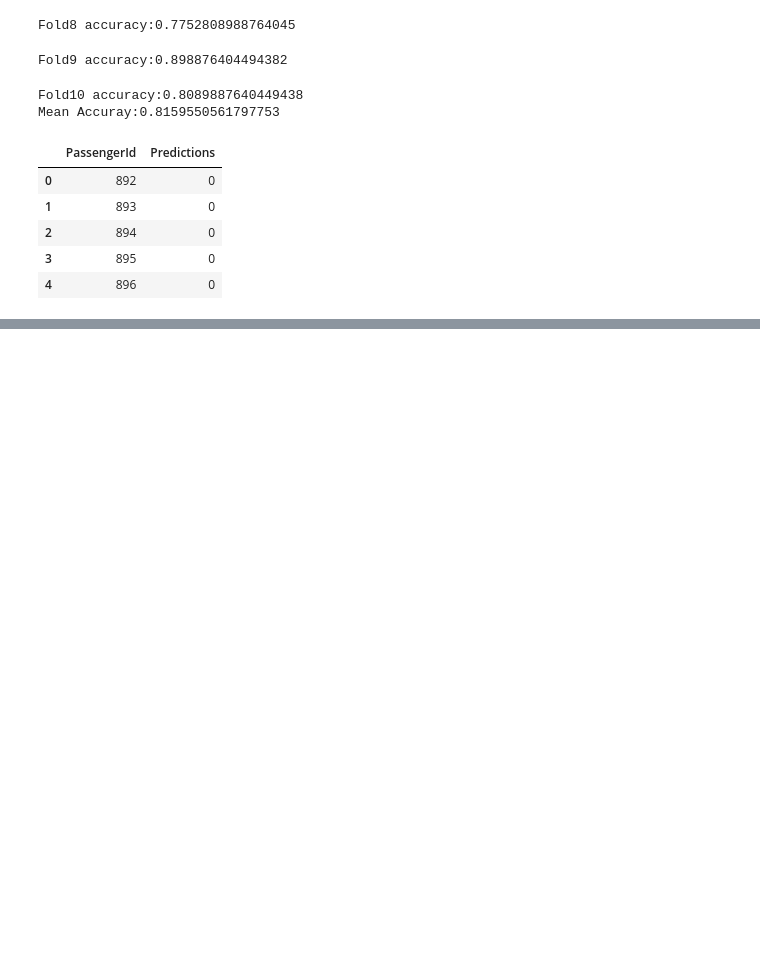
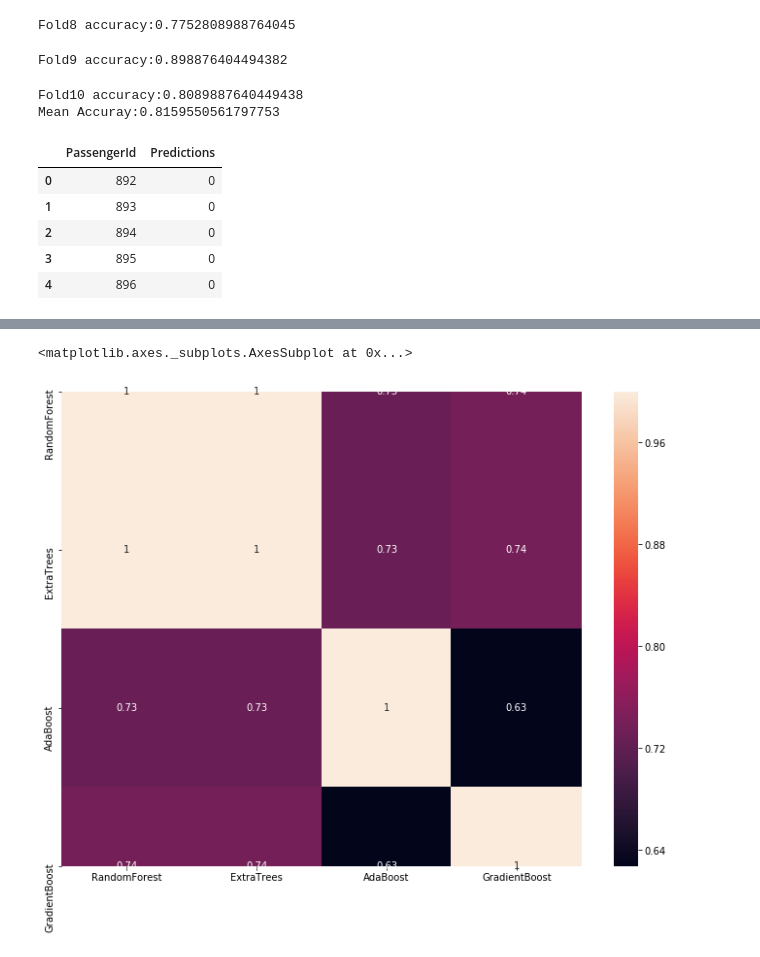
Before and after one commit to Teake1404/Shuqing-Ke-s-Python-Code-Projects, a Jupyter notebook: Titanic.ipynb, the cells around one changed output, grey strips where cells are left out. Cells and saved outputs as stored; diff of their text form; code cells hidden in the pictures; blank space fills up the shorter version.

```diff
--- a/Titanic.ipynb
+++ b/Titanic.ipynb
@@ -479,0 +637,6 @@ output.head()
+# %%
+et_oof_train,et_oof_test=get_oof(rf,X_train,y_train,X_test) # Extra Trees
+rf_oof_train, rf_oof_test = get_oof(rf,X_train, y_train, X_test) # Random Forest
+ada_oof_train, ada_oof_test = get_oof(ada, X_train, y_train, X_test) # AdaBoost
+gb_oof_train, gb_oof_test = get_oof(gb,X_train, y_train, X_test) # Gradient Boost
+svc_oof_train, svc_oof_test = get_oof(svc,X_train, y_train, X_test) # Support Vector Machine
@@ -479,0 +682,8 @@ output.head()
+# %%
+base_prediction_train=pd.DataFrame({'RandomForest':rf_oof_train.ravel(),'ExtraTrees':et_oof_train.ravel(),'AdaBoost':ada_oof_train.ravel(),'GradientBoost':gb_oof_train.ravel()})
+# %%
+plt.subplots(figsize=(12,9))
+sns.heatmap(base_prediction_train.corr(),annot=True)
+# %% [output]
+<matplotlib.axes._subplots.AxesSubplot at 0x...>
+[figure, added]
```
Also changed, not shown: parts of 30 cells of this notebook.
